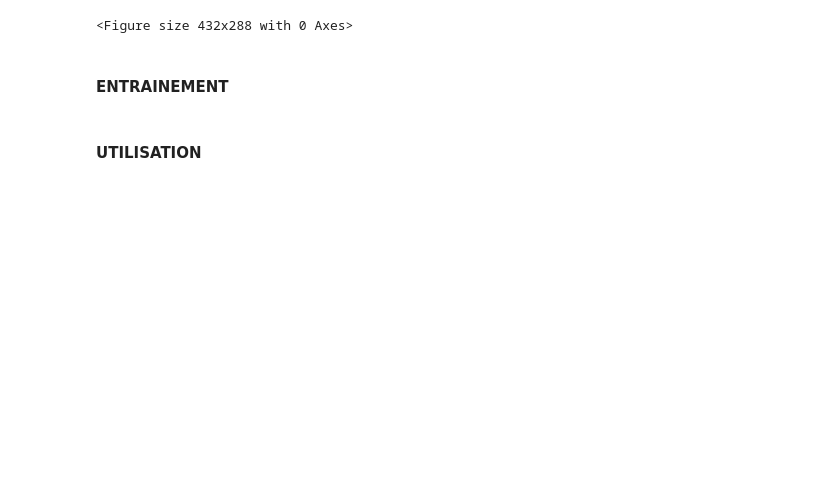
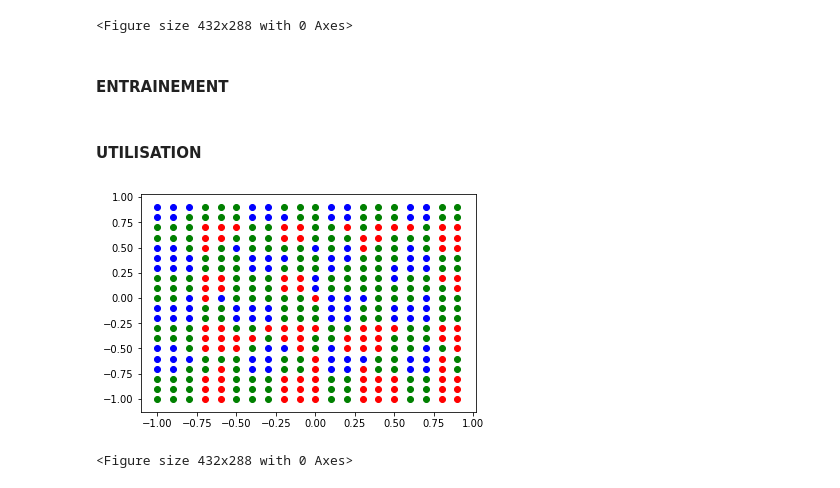
Before and after one commit to ArnauldDyor/MachineLearningProject, a Jupyter notebook: TestCase/MLP_CLASSIF.ipynb, the cells around one changed output. Saved outputs shown, nothing was run; the diff lists cells and outputs as text; code cells hidden in the pictures; blank space fills up the shorter version.

```diff
--- a/TestCase/MLP_CLASSIF.ipynb
+++ b/TestCase/MLP_CLASSIF.ipynb
@@ -230,13 +227,16 @@ perceptron_multicouche('C', toArray(X, 1000, 2), toArray(Y, 1000, 3), 1000, 2, 3
 # %%
 SEP = np.array([[a / 10, b / 10 ]for a in range(-10, 10) for b in range(-10, 10)])
 for case in SEP:
-    res = useTrainModel(case)
+    res = useMLP(case)
     if(res == 0):
         plt.scatter(case[0], case[1], color='blue')
     elif(res == 1) :
         plt.scatter(case[0], case[1], color='red')
     elif(res == 2):
         plt.scatter(case[0], case[1], color='green')
 
 plt.show()
 plt.clf()
+# %% [output]
+[figure, added]
+<Figure size 432x288 with 0 Axes>
```
Also changed, not shown: parts of 15 cells of this notebook.
